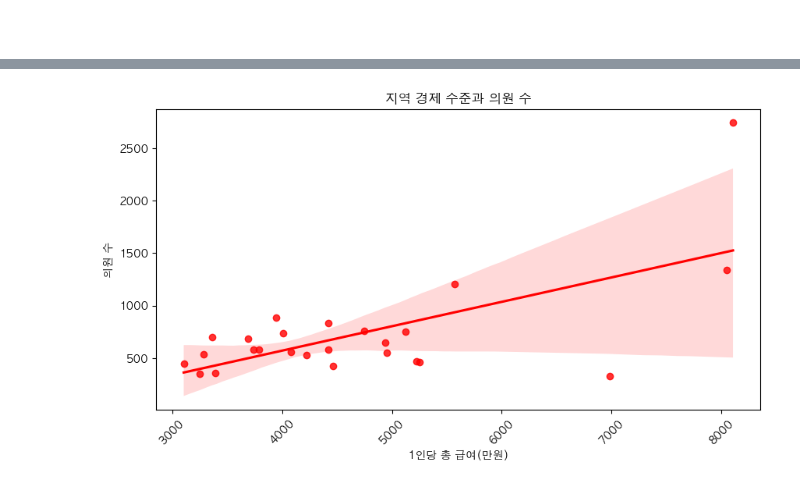
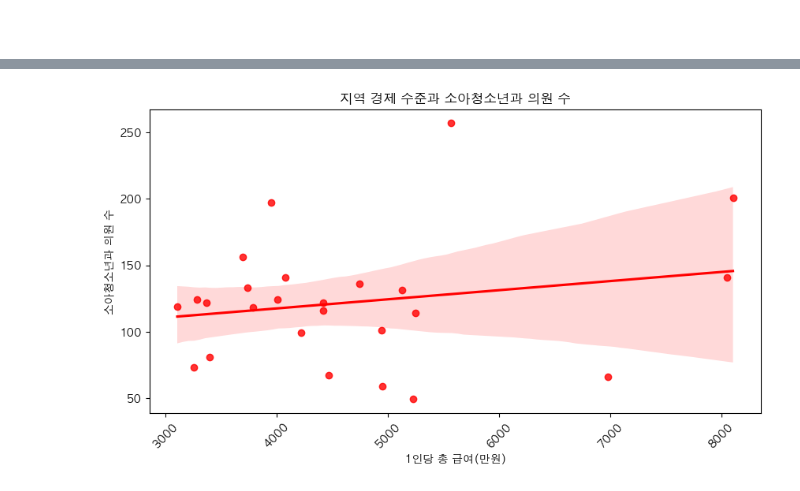
Before and after one commit to 2023SDA/medical-facility-location, a Jupyter notebook: hypothesis_test_economic.ipynb, the cells around one changed output, grey strips where cells are left out. Drawn from its saved outputs; the diff is of its cells as text; code cells hidden in the pictures.

Commit message:
feat: 소득 수준에 소아청소년 필터링 추가

```diff
--- a/hypothesis_test_economic.ipynb
+++ b/hypothesis_test_economic.ipynb
@@ -192,5 +198,5 @@ Name: count, dtype: int64
 # %%
 # 소득 데이터와 병원 개수 데이터 합치기
-count_by_area = income[['자치구', '1인당 총 급여']].join(hospital['자치구'].value_counts(), on='자치구', how='left').rename(columns={'count':'병원 수'})
+count_by_area = income[['자치구', '1인당 총 급여']].join(hospital['자치구'].value_counts(), on='자치구', how='left').rename(columns={'count':'소아청소년과 병원 수'})
 count_by_area
 # %% [output]
@@ -216,5 +222,11 @@ count_by_area
 # %%
 # 의원 데이터 전처리
 clinic = pd.read_csv('[필수활용02]서울시_의원정보.csv', encoding='cp949')
+
+# 영업중인 의원 정보만 남기기
+clinic = clinic[clinic['상세영업상태명'] == '영업중']
+
+# 보건소 보건지소 치과 제거 & 소아청소년과만 남기기
+clinic = clinic[(clinic['의료기관종별명'].isin(['의원', '한의원'])) & (clinic['진료과목내용명'].str.contains('소아청소년과'))]
 # %%
 # 의원 데이터의 시군구명 구하기
@@ -274,6 +278,6 @@ clinic['자치구'].value_counts()
 Name: count, dtype: int64
 # %%
 # 소득 데이터와 의원 개수 데이터 합치기
-count_by_area = count_by_area.join(clinic['자치구'].value_counts(), on='자치구', how='left').rename(columns={'count':'의원 수'})
+count_by_area = count_by_area.join(clinic['자치구'].value_counts(), on='자치구', how='left').rename(columns={'count':'소아청소년과 의원 수'})
 count_by_area
 # %% [output]
@@ -305,9 +300,0 @@ plt.show()
-# %%
-# 가설: 지역의 경제 수준이 높으면 병원의 수가 많을 것이다.
-import matplotlib.pyplot as plt
-import seaborn as sns
-
-plt.rcParams['font.family'] = 'AppleGothic'
-sns.heatmap(count_by_area.corr(numeric_only=True, method='pearson'), annot=True, cmap='Reds')
-plt.title('Pearson 상관계수')
-plt.show()
@@ -351,9 +384,9 @@ plt.show()
 # %%
 plt.figure(figsize=(10, 5))
-sns.regplot(data=count_by_area, x=np.round(count_by_area['1인당 총 급여'] / 10000, 0), y='의원 수', color='red')
+sns.regplot(data=count_by_area, x=np.round(count_by_area['1인당 총 급여'] / 10000, 0), y='소아청소년과 의원 수', color='red')
 plt.xticks(rotation=45)
 plt.xlabel('1인당 총 급여(만원)')
-plt.title('지역 경제 수준과 의원 수')
+plt.title('지역 경제 수준과 소아청소년과 의원 수')
 plt.show()
 # %% [output]
-[figure, old version]
+[figure, new version]
```
Also changed, not shown: parts of 35 cells of this notebook, 1 other file.
